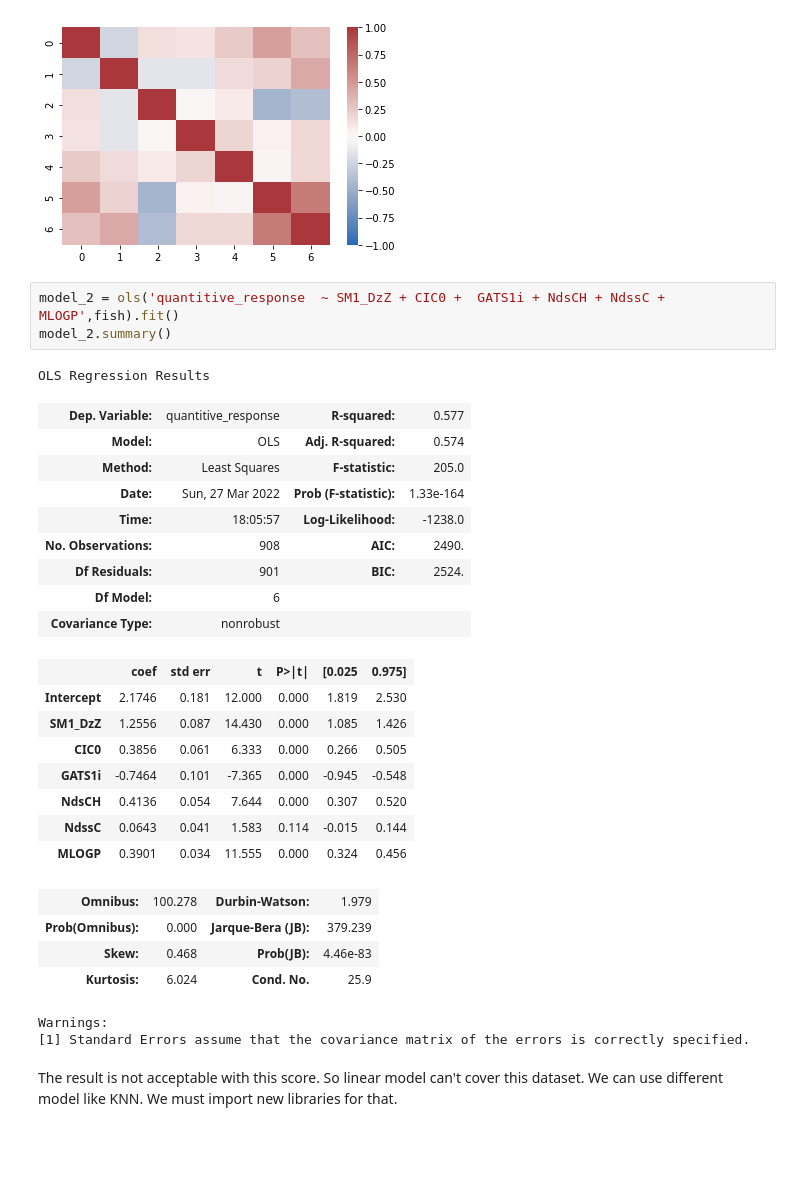
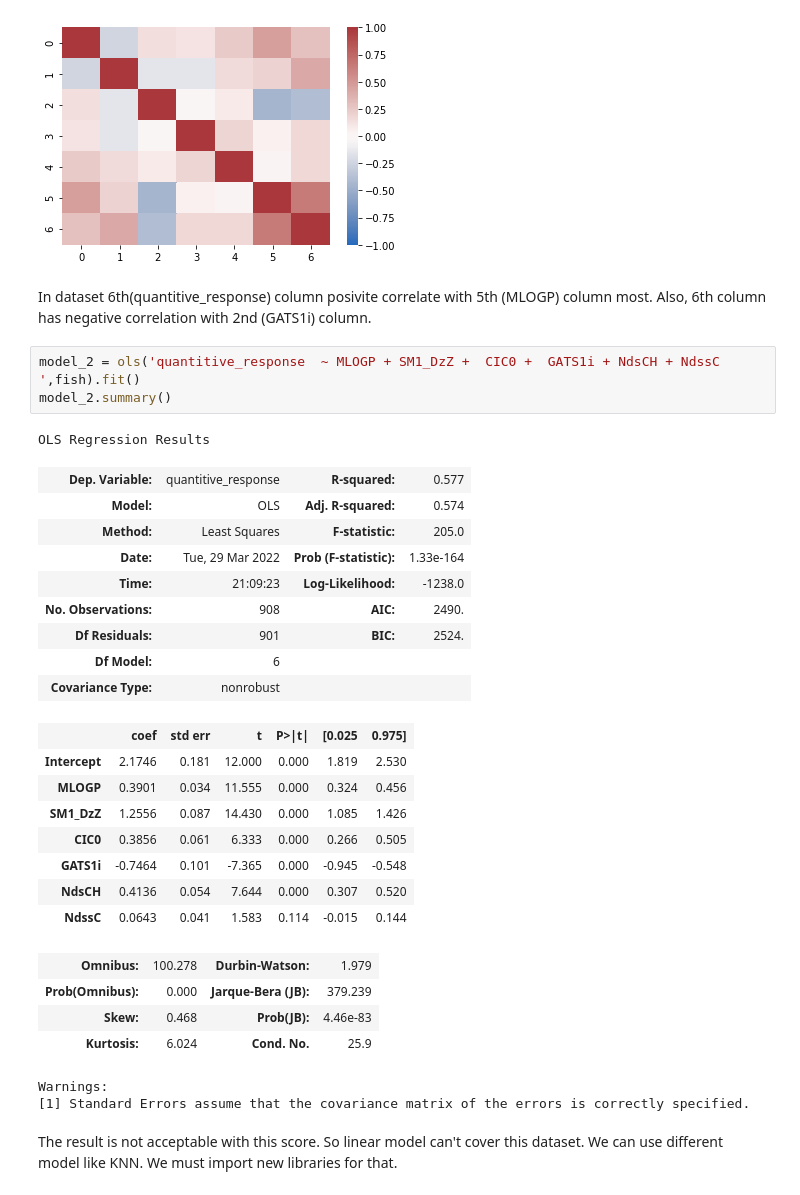
Before and after one commit to Teks5/2022-MAT555E, a Jupyter notebook: HW2/H2_Solutions_MuratTeksin.ipynb, the cells around one changed output. Cells and saved outputs as stored; diff of their text form; blank space fills up the shorter version.

```diff
--- a/HW2/H2_Solutions_MuratTeksin.ipynb
+++ b/HW2/H2_Solutions_MuratTeksin.ipynb
@@ -240,28 +240,30 @@ sns.heatmap(corr,cmap='vlag',vmin=-1,vmax=1)
 # %% [output]
 <matplotlib.axes._subplots.AxesSubplot at 0x...>
 [figure]
+# %% [markdown]
+In dataset 6th(quantitive_response) column posivite correlate with 5th (MLOGP) column most. Also, 6th column has negative correlation with 2nd (GATS1i) column.
 # %%
-model_2 = ols('quantitive_response  ~ SM1_DzZ + CIC0 +  GATS1i + NdsCH + NdssC + MLOGP',fish).fit()
+model_2 = ols('quantitive_response  ~ MLOGP + SM1_DzZ +  CIC0 +  GATS1i + NdsCH + NdssC ',fish).fit()
 model_2.summary()
 # %% [output]
 OLS Regression Results
 | Dep. Variable: | quantitive_response | R-squared: | 0.577 |
 | Model: | OLS | Adj. R-squared: | 0.574 |
 | Method: | Least Squares | F-statistic: | 205.0 |
-| Date: | Sun, 27 Mar 2022 | Prob (F-statistic): | 1.33e-164 |
-| Time: | 18:05:57 | Log-Likelihood: | -1238.0 |
+| Date: | Tue, 29 Mar 2022 | Prob (F-statistic): | 1.33e-164 |
+| Time: | 21:09:23 | Log-Likelihood: | -1238.0 |
 | No. Observations: | 908 | AIC: | 2490. |
 | Df Residuals: | 901 | BIC: | 2524. |
 | Df Model: | 6 |  |  |
 | Covariance Type: | nonrobust |  |  |
 |  | coef | std err | t | P>|t| | [0.025 | 0.975] |
 | Intercept | 2.1746 | 0.181 | 12.000 | 0.000 | 1.819 | 2.530 |
+| MLOGP | 0.3901 | 0.034 | 11.555 | 0.000 | 0.324 | 0.456 |
 | SM1_DzZ | 1.2556 | 0.087 | 14.430 | 0.000 | 1.085 | 1.426 |
 | CIC0 | 0.3856 | 0.061 | 6.333 | 0.000 | 0.266 | 0.505 |
 | GATS1i | -0.7464 | 0.101 | -7.365 | 0.000 | -0.945 | -0.548 |
 | NdsCH | 0.4136 | 0.054 | 7.644 | 0.000 | 0.307 | 0.520 |
 | NdssC | 0.0643 | 0.041 | 1.583 | 0.114 | -0.015 | 0.144 |
-| MLOGP | 0.3901 | 0.034 | 11.555 | 0.000 | 0.324 | 0.456 |
 | Omnibus: | 100.278 | Durbin-Watson: | 1.979 |
 | Prob(Omnibus): | 0.000 | Jarque-Bera (JB): | 379.239 |
 | Skew: | 0.468 | Prob(JB): | 4.46e-83 |
```
Also changed, not shown: parts of 15 cells of this notebook.
